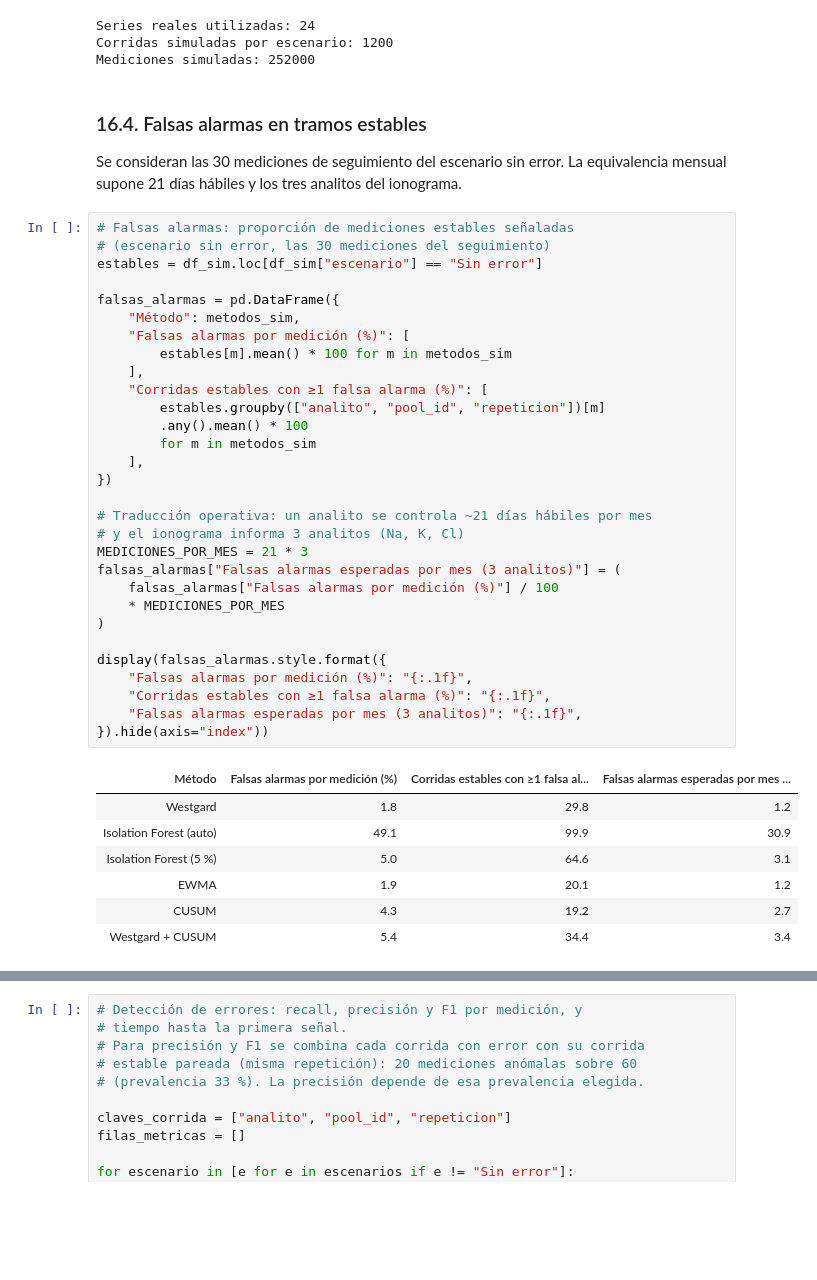
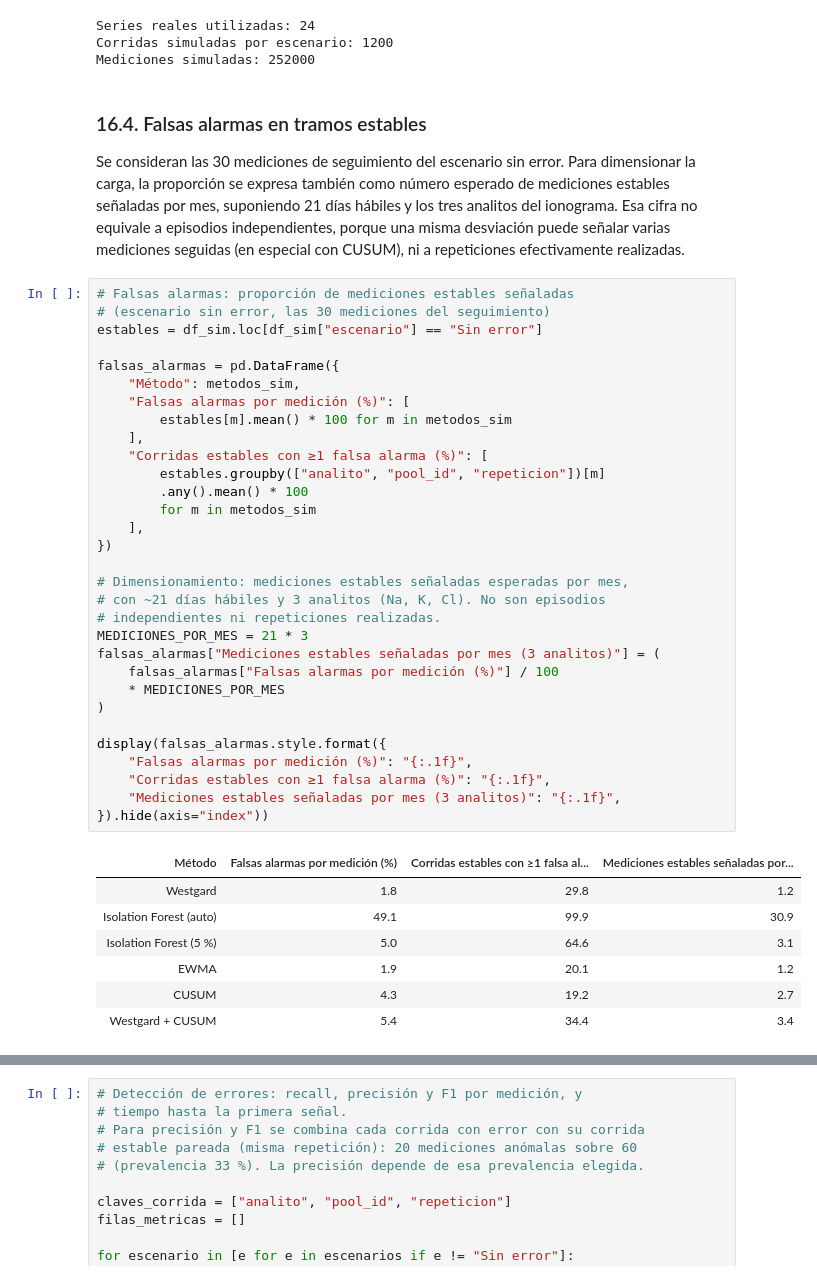
Before and after one commit to jimena-benito-nacir/control-calidad-ionograma, a Jupyter notebook: TP_Final_Grupo35_Control_Calidad_Interno_Ionograma.ipynb, the cells around one changed output, grey strips where cells are left out. Drawn from its saved outputs; the diff is of its cells as text; blank space fills up the shorter version.

```diff
--- a/TP_Final_Grupo35_Control_Calidad_Interno_Ionograma.ipynb
+++ b/TP_Final_Grupo35_Control_Calidad_Interno_Ionograma.ipynb
@@ -3576,39 +3577,40 @@ Mediciones simuladas: 252000
 # %% [markdown]
 ### 16.4. Falsas alarmas en tramos estables
 
-Se consideran las 30 mediciones de seguimiento del escenario sin error. La equivalencia mensual supone 21 días hábiles y los tres analitos del ionograma.
+Se consideran las 30 mediciones de seguimiento del escenario sin error. Para dimensionar la carga, la proporción se expresa también como número esperado de mediciones estables señaladas por mes, suponiendo 21 días hábiles y los tres analitos del ionograma. Esa cifra no equivale a episodios independientes, porque una misma desviación puede señalar varias mediciones seguidas (en especial con CUSUM), ni a repeticiones efectivamente realizadas.
 # %%
 # Falsas alarmas: proporción de mediciones estables señaladas
 # (escenario sin error, las 30 mediciones del seguimiento)
 estables = df_sim.loc[df_sim["escenario"] == "Sin error"]
 
 falsas_alarmas = pd.DataFrame({
     "Método": metodos_sim,
     "Falsas alarmas por medición (%)": [
         estables[m].mean() * 100 for m in metodos_sim
     ],
     "Corridas estables con ≥1 falsa alarma (%)": [
         estables.groupby(["analito", "pool_id", "repeticion"])[m]
         .any().mean() * 100
         for m in metodos_sim
     ],
 })
 
-# Traducción operativa: un analito se controla ~21 días hábiles por mes
-# y el ionograma informa 3 analitos (Na, K, Cl)
+# Dimensionamiento: mediciones estables señaladas esperadas por mes,
+# con ~21 días hábiles y 3 analitos (Na, K, Cl). No son episodios
+# independientes ni repeticiones realizadas.
 MEDICIONES_POR_MES = 21 * 3
-falsas_alarmas["Falsas alarmas esperadas por mes (3 analitos)"] = (
+falsas_alarmas["Mediciones estables señaladas por mes (3 analitos)"] = (
     falsas_alarmas["Falsas alarmas por medición (%)"] / 100
     * MEDICIONES_POR_MES
 )
 
 display(falsas_alarmas.style.format({
     "Falsas alarmas por medición (%)": "{:.1f}",
     "Corridas estables con ≥1 falsa alarma (%)": "{:.1f}",
-    "Falsas alarmas esperadas por mes (3 analitos)": "{:.1f}",
+    "Mediciones estables señaladas por mes (3 analitos)": "{:.1f}",
 }).hide(axis="index"))
 # %% [output]
-| Método | Falsas alarmas por medición (%) | Corridas estables con ≥1 falsa al... | Falsas alarmas esperadas por mes ... |
+| Método | Falsas alarmas por medición (%) | Corridas estables con ≥1 falsa al... | Mediciones estables señaladas por... |
 | Westgard | 1.8 | 29.8 | 1.2 |
 | Isolation Forest (auto) | 49.1 | 99.9 | 30.9 |
 | Isolation Forest (5 %) | 5.0 | 64.6 | 3.1 |
```
Also changed, not shown: parts of 9 cells of this notebook, 5 other files.
